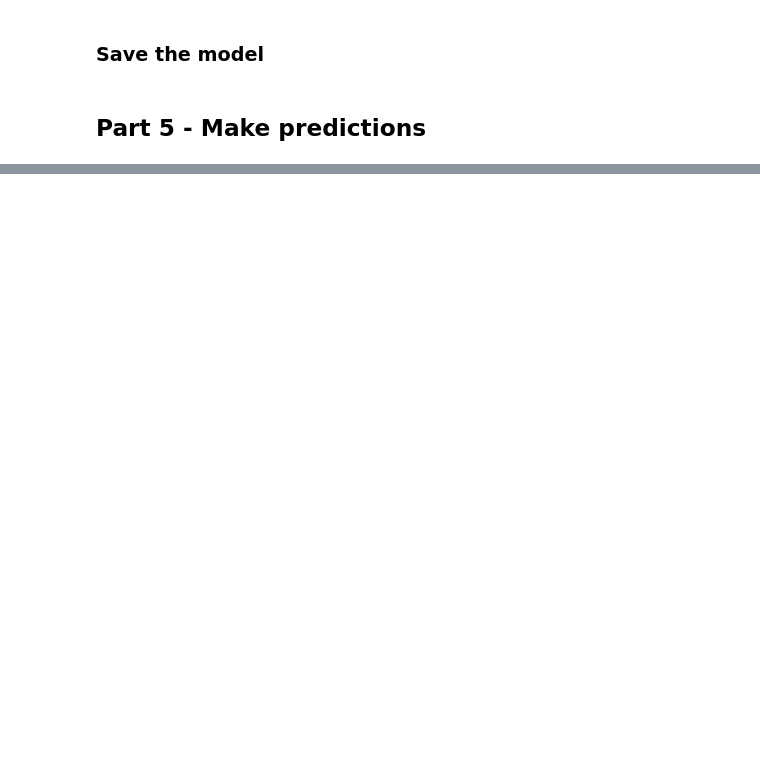
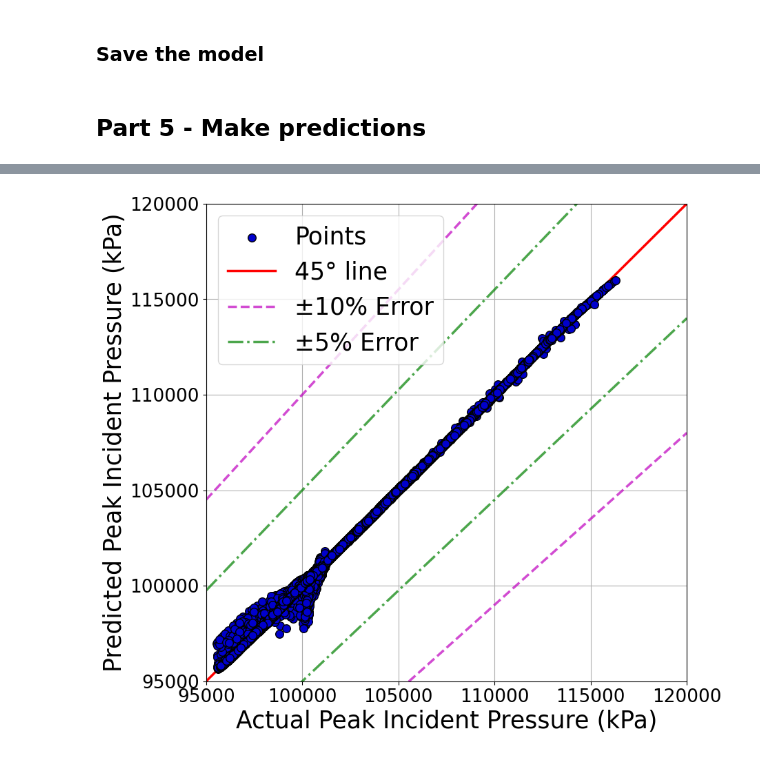
Before and after one commit to ChamodiWidanage/Pressure_history_2, a Jupyter notebook: Pressure_profiles_codes_section_5_regression/Profile_ANN_model_2.ipynb, the cells around one changed output, grey strips where cells are left out. Drawn from its saved outputs; the diff is of its cells as text; code cells hidden in the pictures; blank space fills up the shorter version.

```diff
--- a/Pressure_profiles_codes_section_5_regression/Profile_ANN_model_2.ipynb
+++ b/Pressure_profiles_codes_section_5_regression/Profile_ANN_model_2.ipynb
@@ -255,40 +386,37 @@ fig1, ax1 = plt.subplots(figsize = (9, 9))
 #x = y_test
 
 
 
 # Add scatterplot
 ax1.scatter(y_test, y_pred, s=70, alpha=1, edgecolors="k",c='mediumblue',zorder=5, label = 'Points')
 
 
-plt.ylabel('Predicted Peak Incident Pressure (Pa)',fontsize = 25)
-plt.xlabel('Actual Peak Incident Pressure (Pa)',fontsize = 25)
+plt.ylabel('Predicted Peak Incident Pressure (kPa)',fontsize = 25)
+plt.xlabel('Actual Peak Incident Pressure (kPa)',fontsize = 25)
 plt.xticks(fontsize = 19)
 plt.yticks(fontsize = 19)
 
 
 x1 = np.linspace(95000,120000)
 
 plt.plot(x1, x1, 'Red', label='45\N{DEGREE SIGN} line',lw=2.5,alpha=1)
 plt.plot(x1, 1.1*x1, '--m', label='\u00B110% Error',lw=2.5,alpha=0.7)
 plt.plot(x1, 0.9*x1,'m', linestyle='--',lw=2.5,alpha=0.7)
 plt.plot(x1, 1.05*x1, '-.g', label='\u00B15% Error',lw=2.5,alpha=0.7)
 plt.plot(x1, 0.95*x1,'-.g',lw=2.5,alpha=0.7)
 
 plt.ylim(95000,120000)
 plt.xlim(95000,120000)
 plt.legend(loc='upper left',fontsize = 25)
 
 plt.grid()
 
 ax1.spines['left'].set_color('black')        # setting up Y-axis tick color to red
 ax1.spines['bottom'].set_color('black')         #setting up above X-axis tick color to red
 
-
-
-#ax1.annotate("$R^2$ = {:.3f}".format(r2), (2500, 1000),fontsize = 25)  #Model is called here
-#ax1.annotate("Adj.$R^2$ = {:.3f}".format(adj_r2), (2500, 750),fontsize = 25)
-
 #plt.savefig('plot1.png', dpi = 600, bbox_inches = 'tight')
+# %% [output]
+[figure, added]
 # %%
 # metrics
 trainpreds = ann.predict(X_train)
```
Also changed, not shown: parts of 26 cells of this notebook, 35 other files.
